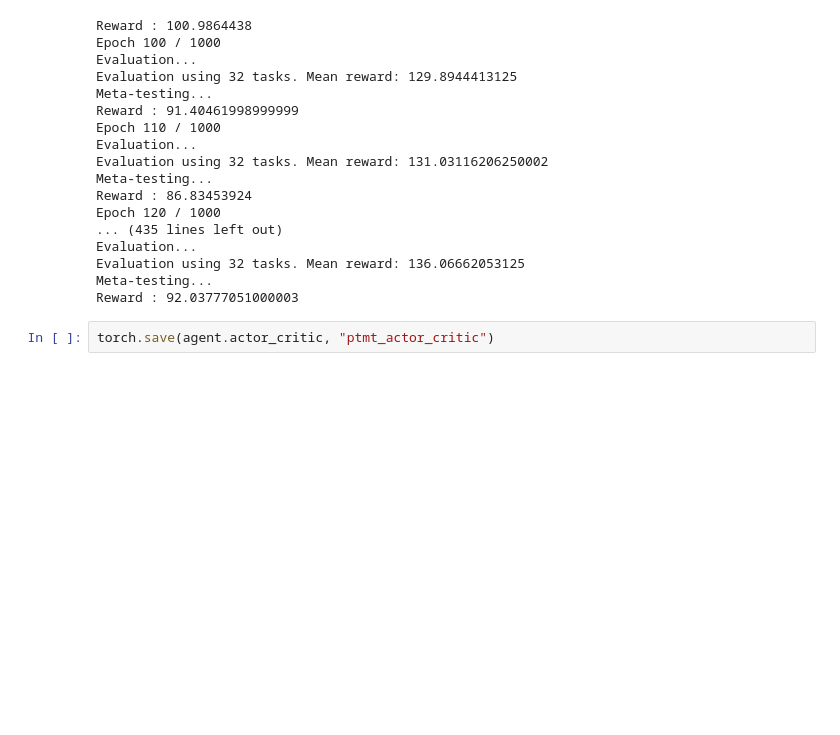
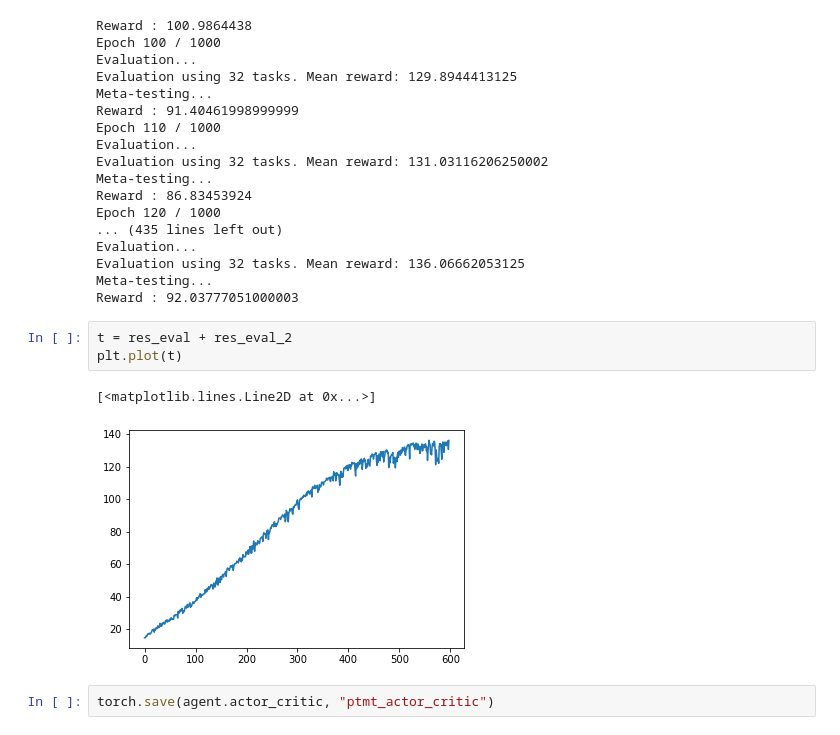
Before and after one commit to riccardopoiani/trio-non-stationary-meta-rl, a Jupyter notebook: notebooks/gp_test.ipynb, the cells around one changed output. Saved outputs shown, nothing was run; the diff lists cells and outputs as text; blank space fills up the shorter version.

```diff
--- a/notebooks/gp_test.ipynb
+++ b/notebooks/gp_test.ipynb
@@ -405,6 +407,12 @@ Evaluation...
 Evaluation using 32 tasks. Mean reward: 136.06662053125
 Meta-testing...
 Reward : 92.03777051000003
+# %%
+t = res_eval + res_eval_2
+plt.plot(t)
+# %% [output]
+[<matplotlib.lines.Line2D at 0x...>]
+[figure, added]
 # %%
 torch.save(agent.actor_critic, "ptmt_actor_critic")
 # %% [markdown]
```
Also changed, not shown: parts of 1 cell of this notebook, 41 other files.
